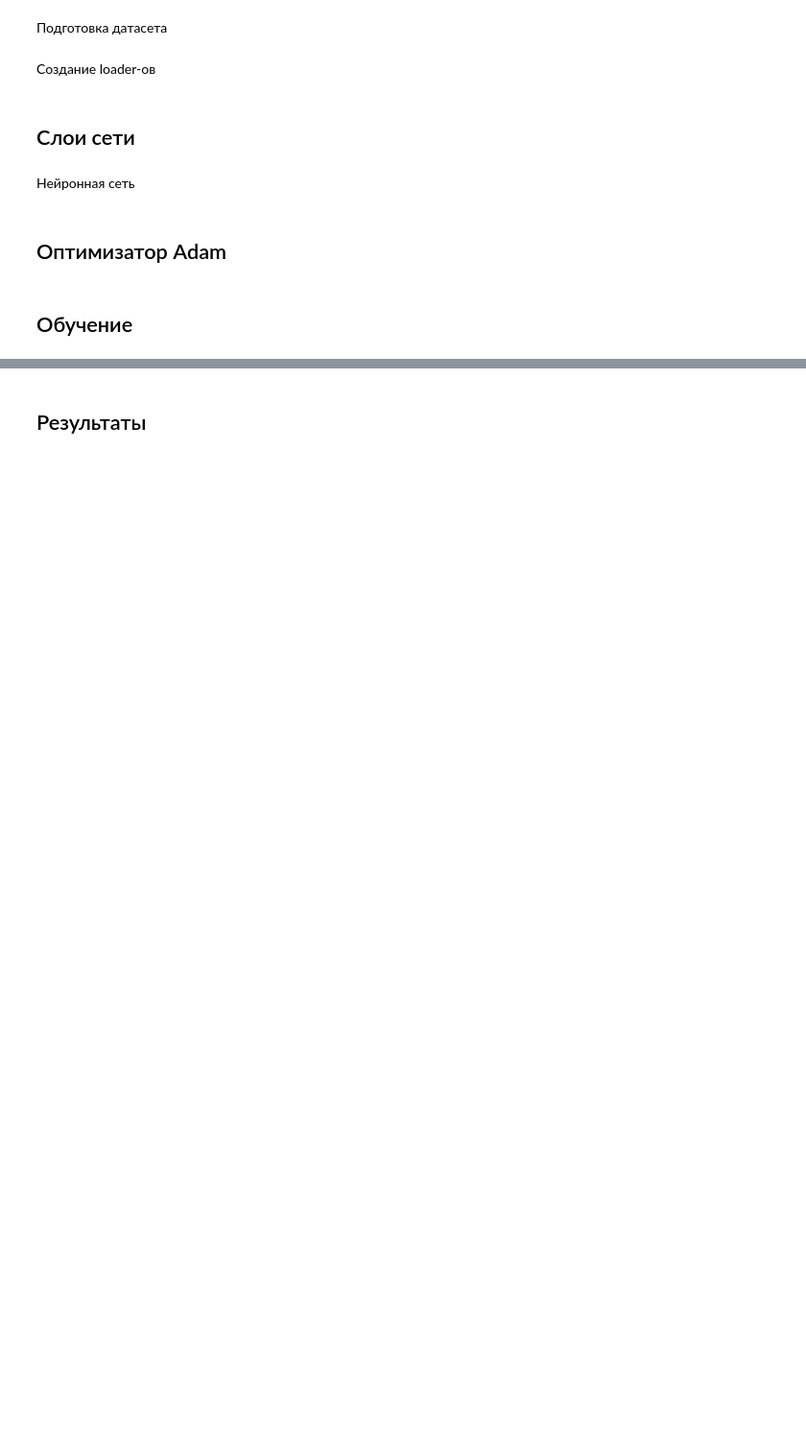
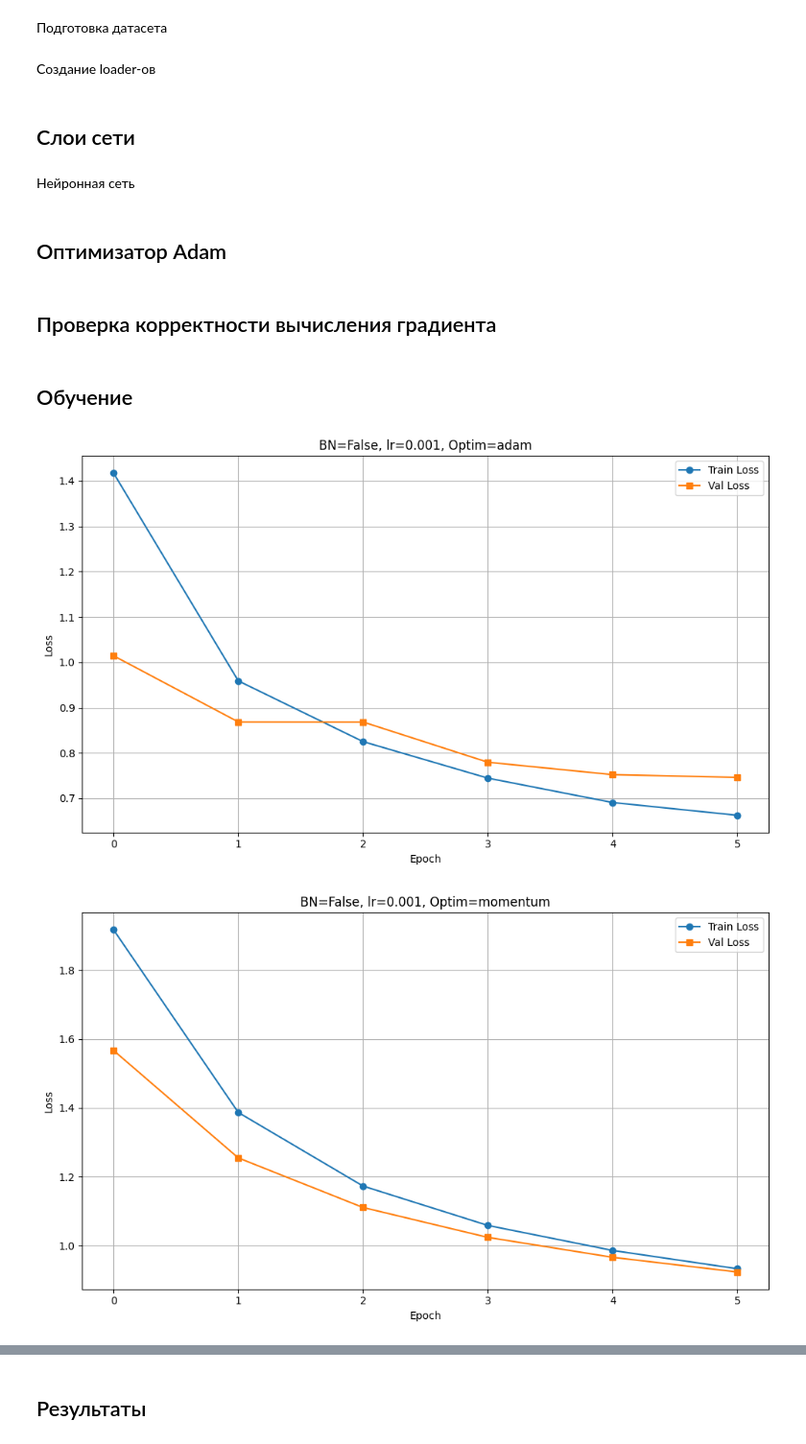
Before and after one commit to aartdem/ml-course, a Jupyter notebook: solutions/task07.ipynb, the cells around one changed output, grey strips where cells are left out. Shown: that part at 96% size. Drawn from its saved outputs; the diff is of its cells as text; code cells hidden in the pictures; blank space fills up the shorter version.

```diff
--- a/solutions/task07.ipynb
+++ b/solutions/task07.ipynb
@@ -165,3 +165,5 @@ class AdamOptimizer:
             if param.grad is not None:
                 param.grad.detach_()
                 param.grad.zero_()
+# %% [markdown]
+## Проверка корректности вычисления градиента
@@ -203,32 +251,29 @@ def train(model, train_loader, val_loader, criterion, optimizer, epochs=10):
 
     return train_loss, val_loss
 # %%
-def get_optimizer(name, params, lr, **kwargs):
-    optimizers = {
-        'adam': lambda: AdamOptimizer(params, lr=lr, **kwargs),
-        'momentum': lambda: optim.SGD(params, lr=lr, momentum=0.9, **kwargs),
-        'sgd': lambda: optim.SGD(params, lr=lr, **kwargs)
-    }
+def get_optimizer(name: str, params, lr: float, **kwargs):
+    # Returns the optimizer instance based on the provided name.
+    name = name.lower()
+    if name == 'adam':
+        return AdamOptimizer(params, lr=lr, **kwargs)
+    elif name == 'momentum':
+        return optim.SGD(params, lr=lr, momentum=0.9, **kwargs)
+    elif name == 'sgd':
+        return optim.SGD(params, lr=lr, **kwargs)
+    else:
+        raise ValueError(f"Unsupported optimizer: {name}")
 
-    return optimizers[name]()
+def run_experiments(models, lrs, optimizers, train_loader, val_loader):
+    results = []
+    for model_config, lr, opt_name in product(models, lrs, optimizers):
+        model = NeuralNetwork(use_bn=model_config['use_bn']).to(device)
 
-def run_experiments(models, lrs, optimizers, train_loader, val_loader, num_epochs=10):
-    results = []
-
-    for model_config, lr, optim_name in product(models, lrs, optimizers):
-        model = NeuralNetwork(batch_normalization=model_config['batch_norm'])
-        model = model.to(device)
-
-        if model_config.get('seed'):
+        if model_config.get('seed') is not None:
             torch.manual_seed(model_config['seed'])
             model.apply(init_weights)
 
         criterion = nn.CrossEntropyLoss()
-        optimizer = get_optimizer(optim_name, model.parameters(), lr)
-
-        print(f"\nTraining {model.__class__.__name__} "
-              f"with lr={lr}, optimizer={optim_name}, "
-              f"batch norm={model_config['batch_norm']}")
+        optimizer = get_optimizer(opt_name, model.parameters(), lr)
 
         try:
             train_loss, val_loss = train(
@@ -236,64 +281,57 @@ def run_experiments(models, lrs, optimizers, train_loader, val_loader, num_epoch
                 train_loader=train_loader,
                 val_loader=val_loader,
                 criterion=criterion,
-                optimizer=optimizer,
-                epochs=num_epochs
+                optimizer=optimizer
             )
 
             results.append({
-                'model_type': 'BN' if model_config['batch_norm'] else 'NoBN',
+                'model_type': 'BN' if model_config['use_bn'] else 'NoBN',
                 'lr': lr,
-                'optimizer': optim_name,
+                'optimizer': opt_name,
                 'train_loss': train_loss,
                 'val_loss': val_loss,
                 'final_train_loss': train_loss[-1],
                 'final_val_loss': val_loss[-1]
             })
 
-            plot_losses(train_loss, val_loss, model_config, lr, optim_name)
-
+            plot_losses(train_loss, val_loss, model_config, lr, opt_name)
         except Exception as e:
             print(f"Experiment failed: {str(e)}")
             continue
 
     return pd.DataFrame(results)
 
 def init_weights(m):
     if isinstance(m, nn.Linear):
         torch.nn.init.kaiming_normal_(m.weight)
-        m.bias.data.fill_(0.01)
+        if m.bias is not None:
+            m.bias.data.fill_(0.01)
 
 def plot_losses(train_loss, val_loss, model_config, lr, optim_name):
     plt.figure(figsize=(10, 6))
     plt.plot(train_loss, label='Train Loss', marker='o')
     plt.plot(val_loss, label='Val Loss', marker='s')
-    plt.title(f"BN={model_config['batch_norm']}, lr={lr}, Optim={optim_name}")
+    plt.title(f"BN={model_config['use_bn']}, lr={lr}, Optim={optim_name}")
     plt.xlabel('Epoch')
     plt.ylabel('Loss')
     plt.legend()
     plt.grid(True)
-    plt.savefig(f"loss_BN_{model_config['batch_norm']}_lr_{lr}_{optim_name}.png")
-    plt.close()
+    plt.tight_layout()
+    plt.show()
 
 experiment_config = {
-    'models': [{'batch_norm': False, 'seed': 42},
-               {'batch_norm': True, 'seed': 42}],
+    'models': [{'use_bn': False, 'seed': 0}, {'use_bn': True, 'seed': 0}],
     'lrs': [0.001, 0.01],
-    'optimizers': ['adam', 'momentum'],
-    'num_epochs': 10
+    'optimizers': ['adam', 'momentum']
 }
 
-results_df = run_experiments(
+results = run_experiments(
     models=experiment_config['models'],
     lrs=experiment_config['lrs'],
     optimizers=experiment_config['optimizers'],
     train_loader=train_loader,
-    val_loader=val_loader,
-    num_epochs=experiment_config['num_epochs']
+    val_loader=val_loader
 )
-
-print("\nBest configurations:")
-print(results_df.sort_values('final_val_loss').head())
-
-results_df.to_csv('experiment_results.csv', index=False)
 # %% [output]
+[figure, added]
+[figure, added]
```
Also changed, not shown: parts of 4 cells of this notebook.
